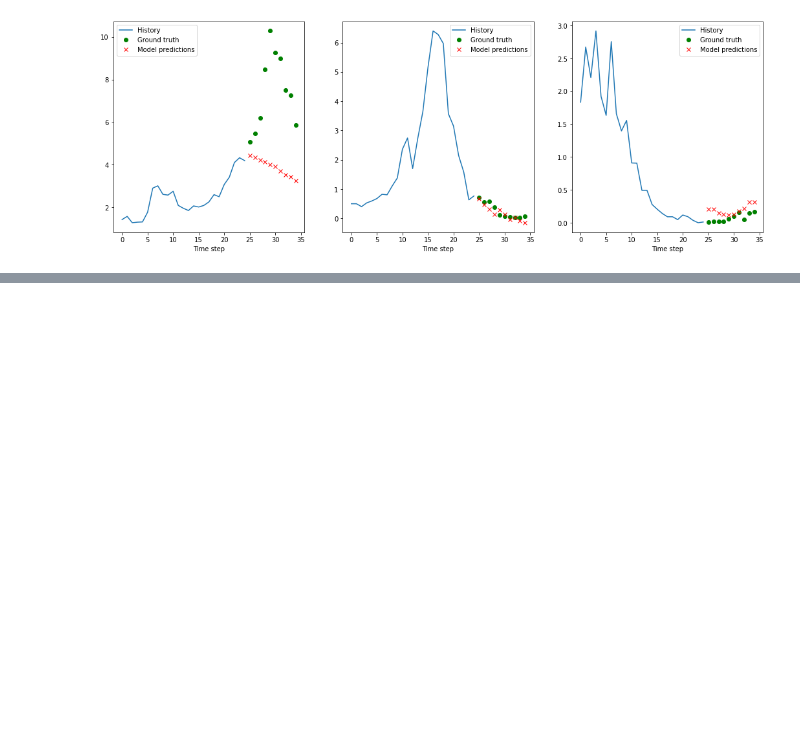
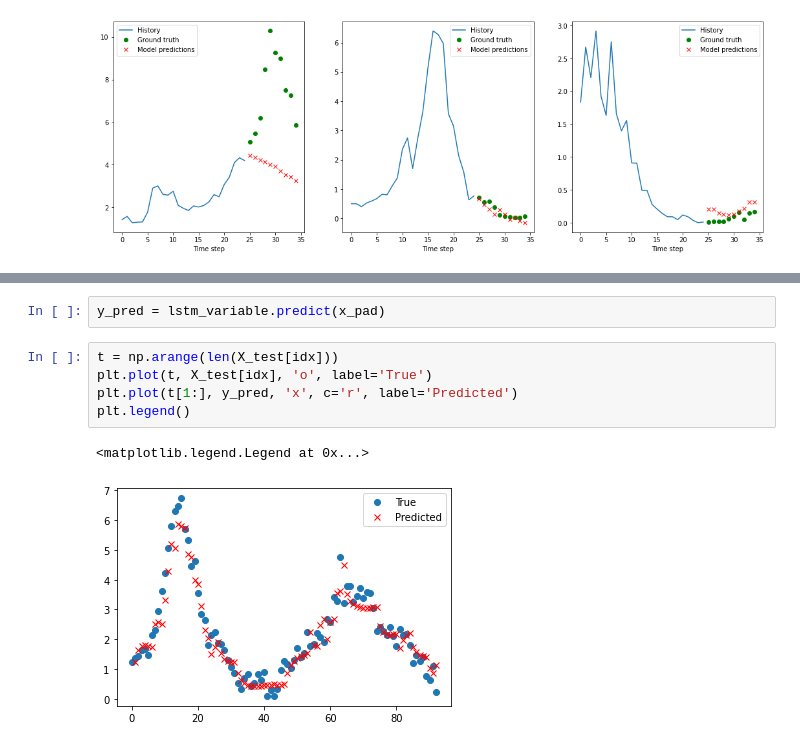
Before and after one commit to benlevyx/modelling-infectious-disease, a Jupyter notebook: notebooks/rnn_timeseries_experimentation.ipynb, the cells around one changed output, grey strips where cells are left out. Drawn from its saved outputs; the diff is of its cells as text; blank space fills up the shorter version.

```diff
--- a/notebooks/rnn_timeseries_experimentation.ipynb
+++ b/notebooks/rnn_timeseries_experimentation.ipynb
@@ -316,0 +426,10 @@ We will use walk-forward validation
+# %%
+y_pred = lstm_variable.predict(x_pad)
+# %%
+t = np.arange(len(X_test[idx]))
+plt.plot(t, X_test[idx], 'o', label='True')
+plt.plot(t[1:], y_pred, 'x', c='r', label='Predicted')
+plt.legend()
+# %% [output]
+<matplotlib.legend.Legend at 0x...>
+[figure, added]
```
Also changed, not shown: parts of 20 cells of this notebook, 2 other files.
